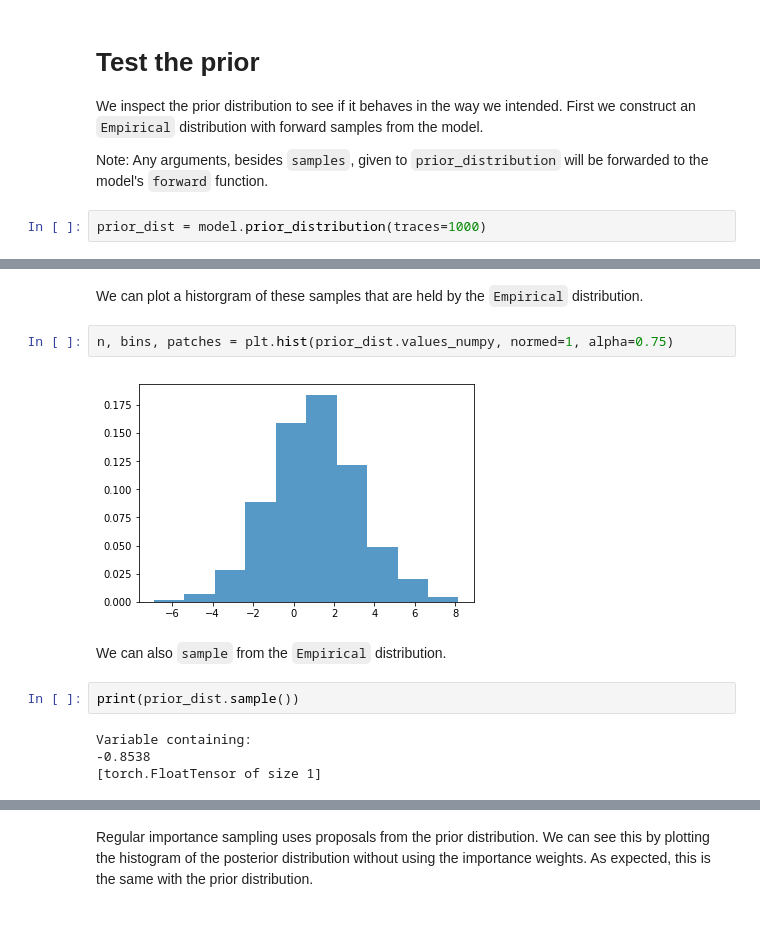
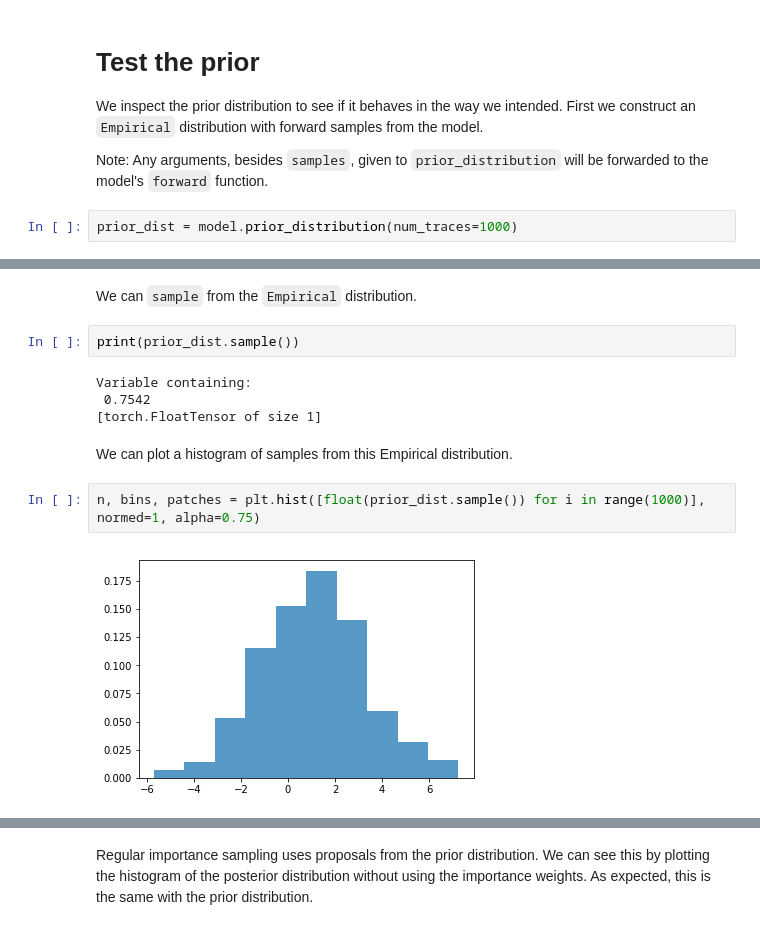
Before and after one commit to pyprob/pyprob, a Jupyter notebook: examples/gaussian_with_unknown_mean.ipynb, the cells around one changed output, grey strips where cells are left out. Saved outputs shown, nothing was run; the diff lists cells and outputs as text.

```diff
--- a/examples/gaussian_with_unknown_mean.ipynb
+++ b/examples/gaussian_with_unknown_mean.ipynb
@@ -45,5 +45,5 @@ We inspect the prior distribution to see if it behaves in the way we intended. F
 
 Note: Any arguments, besides `samples`, given to `prior_distribution` will be forwarded to the model's `forward` function.
 # %%
-prior_dist = model.prior_distribution(traces=1000)
+prior_dist = model.prior_distribution(num_traces=1000)
 # %% [output]
@@ -55,14 +51,14 @@ trace = model._prior_traces(traces=1)[0]
 # %% [markdown]
-We can plot a historgram of these samples that are held by the `Empirical` distribution.
+We can `sample` from the `Empirical` distribution.
-# %%
-n, bins, patches = plt.hist(prior_dist.values_numpy, normed=1, alpha=0.75)
-# %% [output]
-[figure, removed]
-# %% [markdown]
-We can also `sample` from the `Empirical` distribution.
 # %%
 print(prior_dist.sample())
 # %% [output]
 Variable containing:
--0.8538
+ 0.7542
 [torch.FloatTensor of size 1]
+# %% [markdown]
+We can plot a histogram of samples from this Empirical distribution.
+# %%
+n, bins, patches = plt.hist([float(prior_dist.sample()) for i in range(1000)], normed=1, alpha=0.75)
+# %% [output]
+[figure, added]
```
Also changed, not shown: parts of 21 cells of this notebook, 2 other files.
